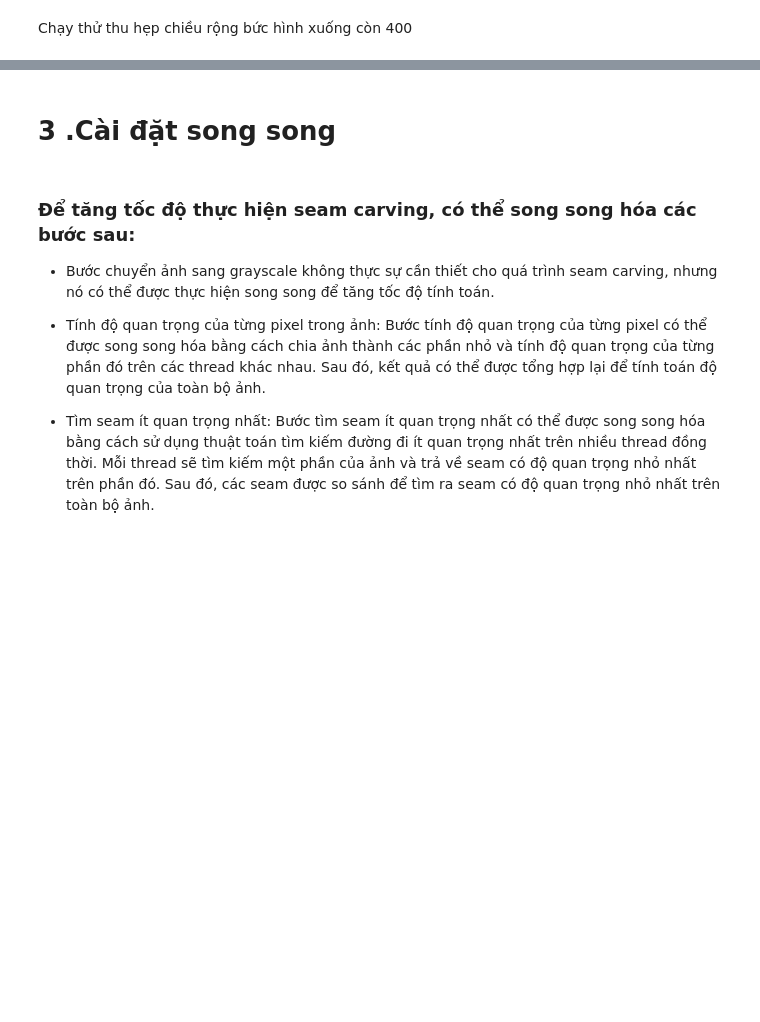
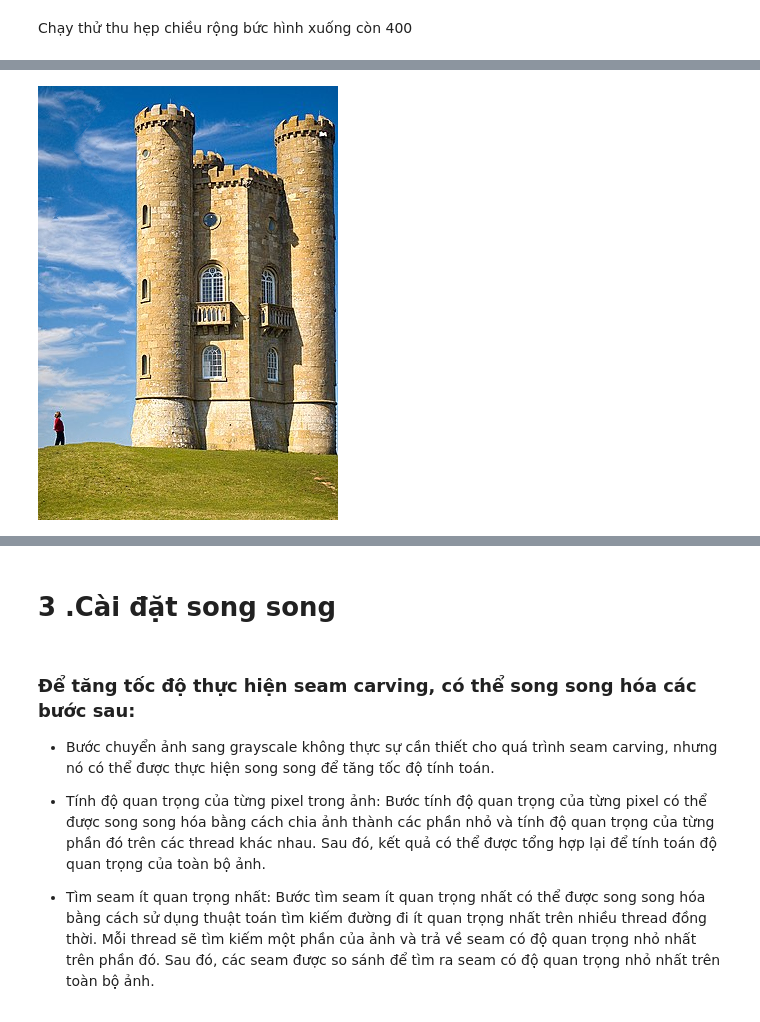
Before and after one commit to dragonjjr/21HCB_GPU_Programming, a Jupyter notebook: Report.ipynb, the cells around one changed output, grey strips where cells are left out. Drawn from its saved outputs; the diff is of its cells as text; code cells hidden in the pictures; blank space fills up the shorter version.

```diff
--- a/Report.ipynb
+++ b/Report.ipynb
@@ -201,2 +241,4 @@ Chạy thử thu hẹp chiều rộng bức hình xuống còn 400
 # %%
-show_pnm("400_host.pnm")
+show_pnm("300_host.pnm")
+# %% [output]
+[figure, added]
```
Also changed, not shown: parts of 20 cells of this notebook.
